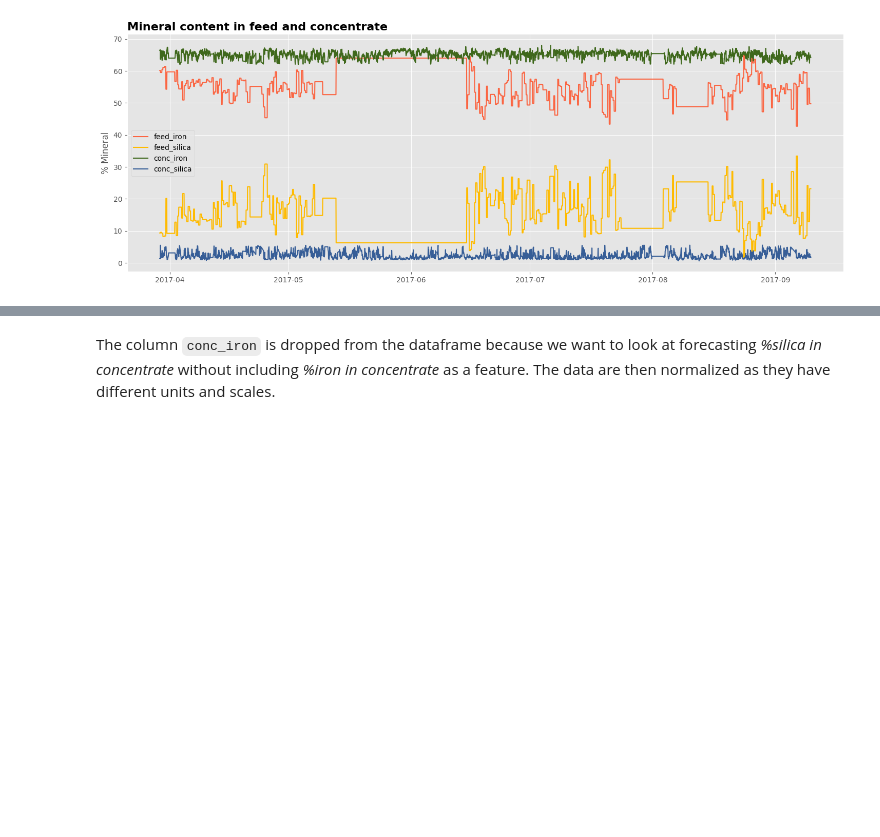
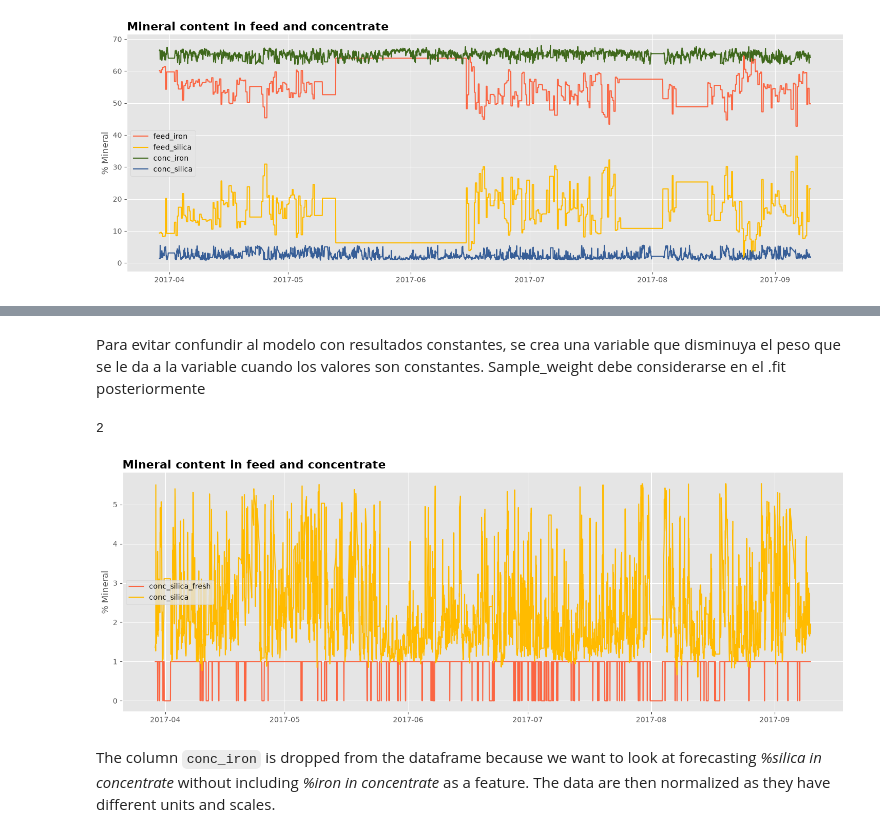
Before and after one commit to gerardo-perez-96/AOVE2-doc, a Jupyter notebook: mining_process_dataset/gangue-forecast-in-flotation-concentrate.ipynb, the cells around one changed output, grey strips where cells are left out. Saved outputs shown, nothing was run; the diff lists cells and outputs as text; code cells hidden in the pictures; blank space fills up the shorter version.

```diff
--- a/mining_process_dataset/gangue-forecast-in-flotation-concentrate.ipynb
+++ b/mining_process_dataset/gangue-forecast-in-flotation-concentrate.ipynb
@@ -198,3 +245,28 @@ plt.show()
+# %% [markdown]
+Para evitar confundir al modelo con resultados constantes, se crea una variable que disminuya el peso que se le da a la variable cuando los valores son constantes. Sample_weight debe considerarse en el .fit posteriormente
+# %%
+df["conc_silica_fresh"] = (df["conc_silica"] != df["conc_silica"].shift()).astype(int)
+print(df["conc_silica_fresh"].nunique())
+# %% [output]
+2
+# %%
+mask_test = ['conc_silica_fresh', 'conc_silica']
+palette = ['#FB6542', '#FFBB00']
+
+# Plot mineral content before and after flotation
+plt.style.use('ggplot')
+fig, ax = plt.subplots(figsize=(18,6))
+for pct, color in zip(mask_test, palette):
+    ax.plot(df.index.values, pct, data=df, color=color)
+ax.set_title('Mineral content in feed and concentrate',
+             loc='left', weight='bold', size=16)
+ax.set_ylabel('% Mineral')
+ax.spines['top'].set_visible(False)
+ax.spines['right'].set_visible(False)
+ax.legend(loc='center left')
+plt.show()
+# %% [output]
+[figure, added]
 # %% [markdown]
 The column `conc_iron` is dropped from the dataframe because we want to look at forecasting *%silica in concentrate* without including *%iron in concentrate* as a feature. The data are then normalized as they have different units and scales.
 # %%
```
Also changed, not shown: parts of 24 cells of this notebook, 4 other files.
